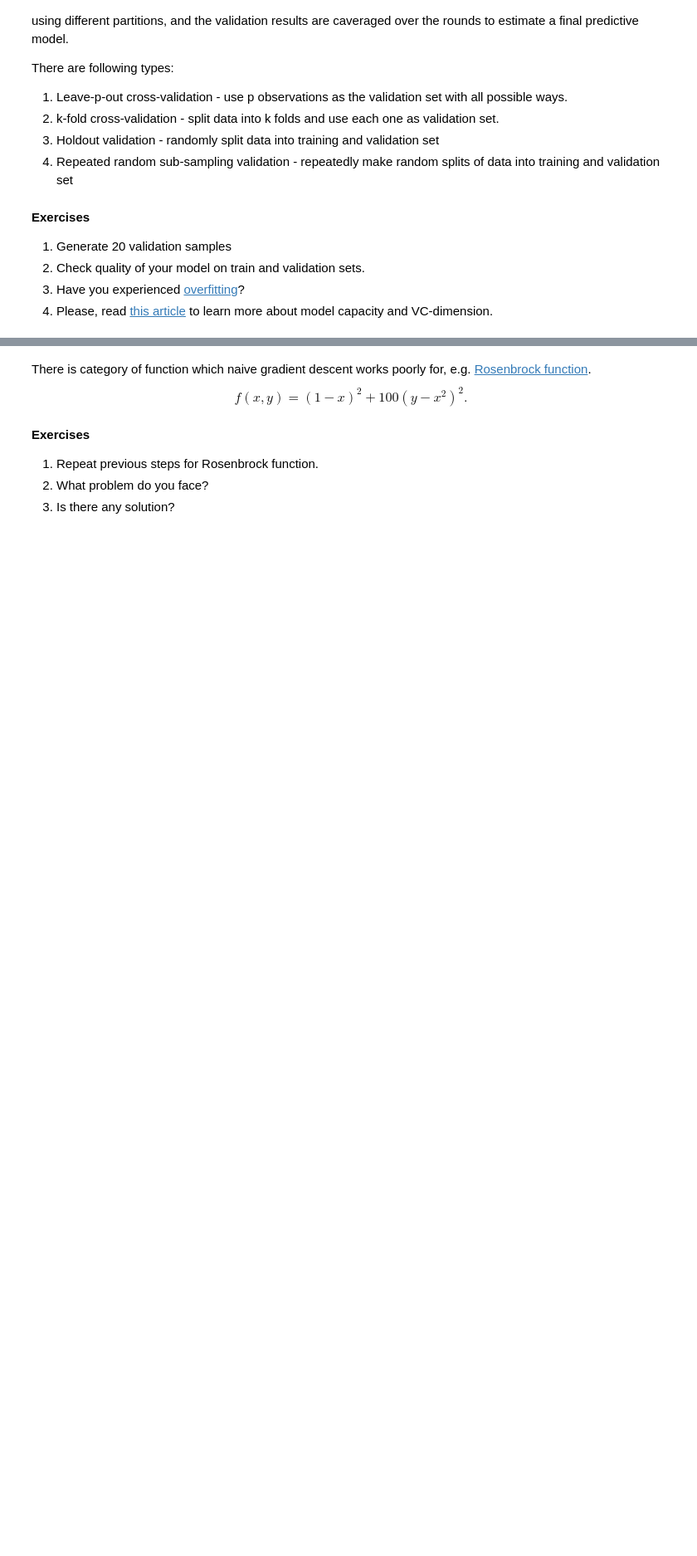
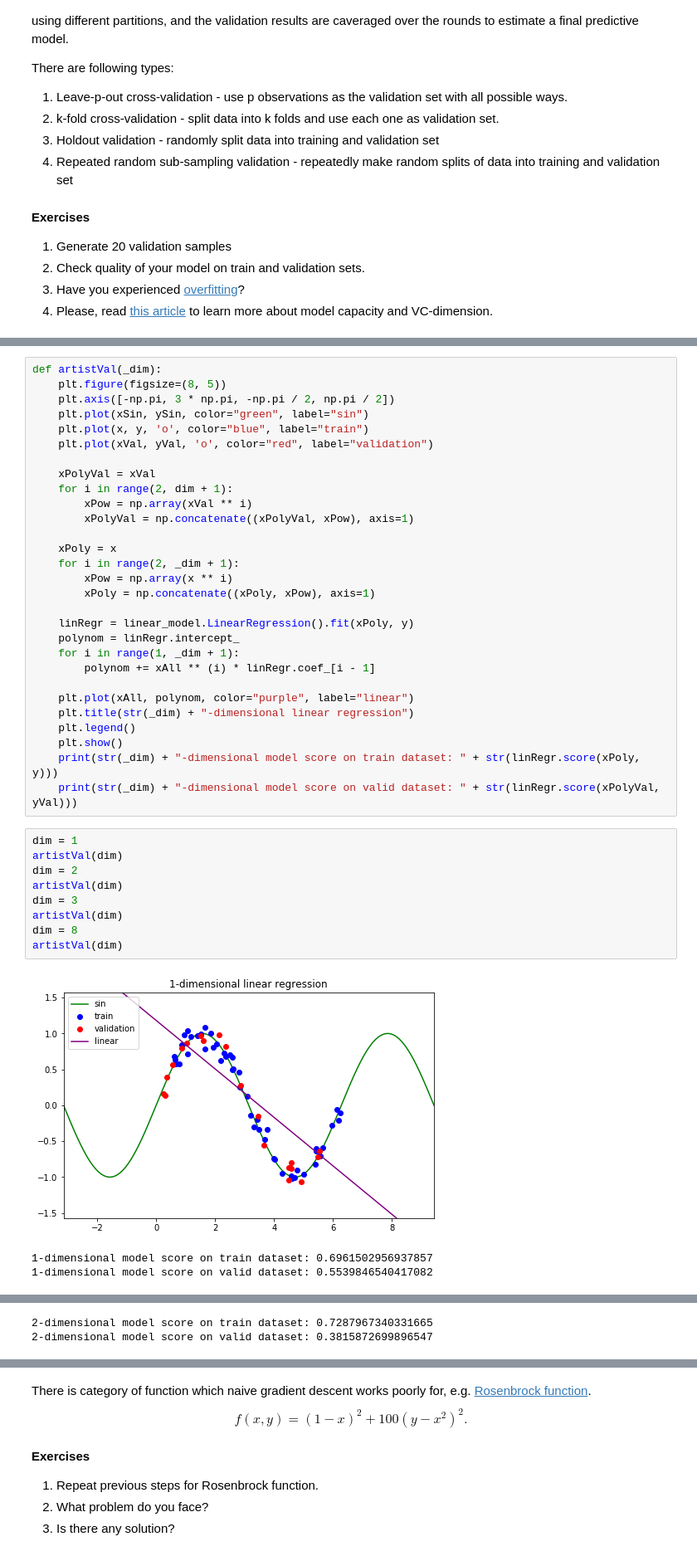
Before and after one commit to sergevkim/DarinKim, a Jupyter notebook: draft-1.ipynb, the cells around one changed output, grey strips where cells are left out. Shown: that part at 83% size. Drawn from its saved outputs; the diff is of its cells as text; blank space fills up the shorter version.

```diff
--- a/draft-1.ipynb
+++ b/draft-1.ipynb
@@ -83,0 +150,42 @@ There are following types:
+# %%
+def artistVal(_dim):
+    plt.figure(figsize=(8, 5))
+    plt.axis([-np.pi, 3 * np.pi, -np.pi / 2, np.pi / 2])
+    plt.plot(xSin, ySin, color="green", label="sin")
+    plt.plot(x, y, 'o', color="blue", label="train")
+    plt.plot(xVal, yVal, 'o', color="red", label="validation")
+
+    xPolyVal = xVal
+    for i in range(2, dim + 1):
+        xPow = np.array(xVal ** i)
+        xPolyVal = np.concatenate((xPolyVal, xPow), axis=1)
+
+    xPoly = x
+    for i in range(2, _dim + 1):
+        xPow = np.array(x ** i)
+        xPoly = np.concatenate((xPoly, xPow), axis=1)
+
+    linRegr = linear_model.LinearRegression().fit(xPoly, y)
+    polynom = linRegr.intercept_
+    for i in range(1, _dim + 1):
+        polynom += xAll ** (i) * linRegr.coef_[i - 1]
+
+    plt.plot(xAll, polynom, color="purple", label="linear")
+    plt.title(str(_dim) + "-dimensional linear regression")
+    plt.legend()
+    plt.show()
+    print(str(_dim) + "-dimensional model score on train dataset: " + str(linRegr.score(xPoly, y)))
+    print(str(_dim) + "-dimensional model score on valid dataset: " + str(linRegr.score(xPolyVal, yVal)))
+# %%
+dim = 1
+artistVal(dim)
+dim = 2
+artistVal(dim)
+dim = 3
+artistVal(dim)
+dim = 8
+artistVal(dim)
+# %% [output]
+[figure, added]
+1-dimensional model score on train dataset: 0.6961502956937857
+1-dimensional model score on valid dataset: 0.5539846540417082
@@ -83,0 +193,2 @@ There are following types:
+2-dimensional model score on train dataset: 0.7287967340331665
+2-dimensional model score on valid dataset: 0.3815872699896547
```
Also changed, not shown: parts of 17 cells of this notebook.
